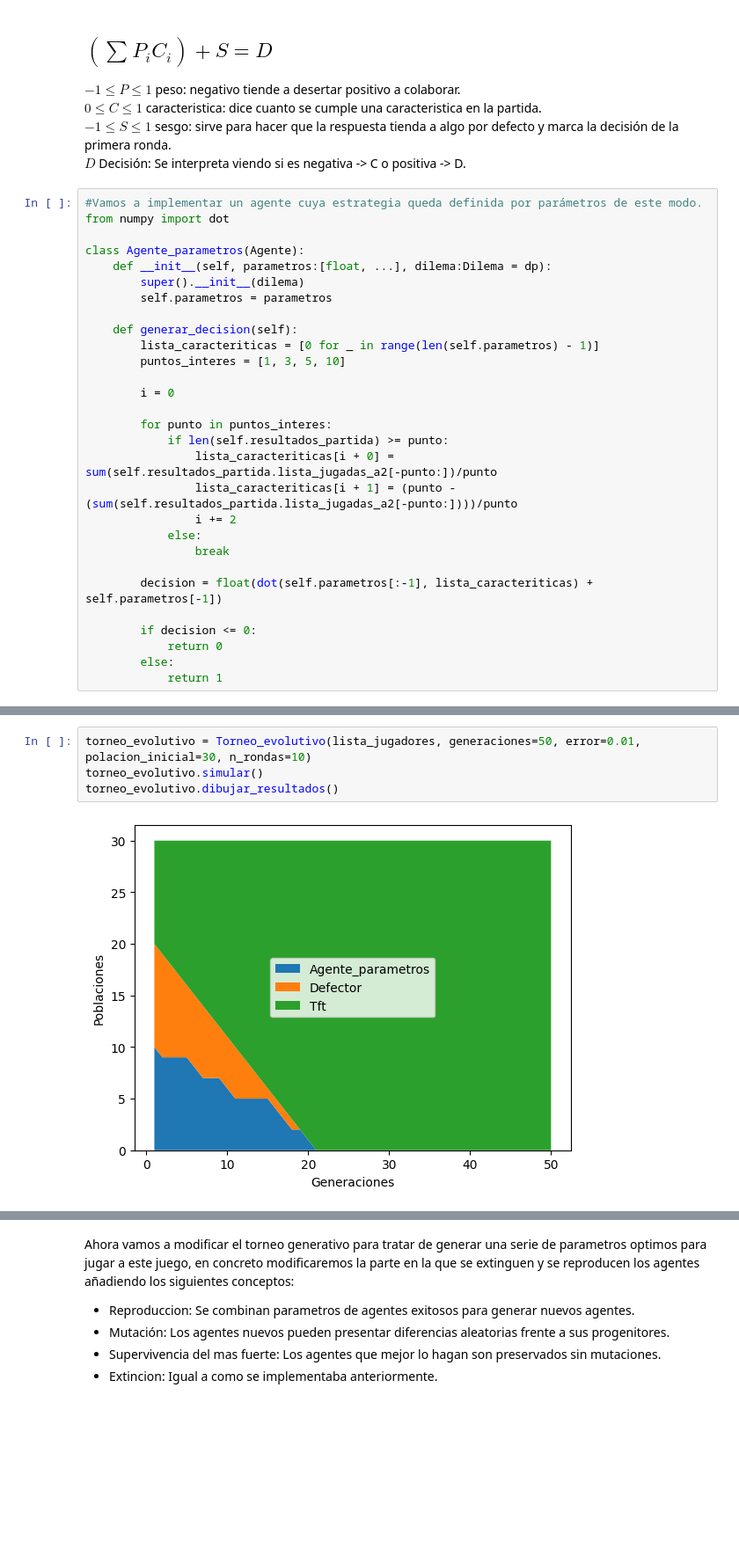
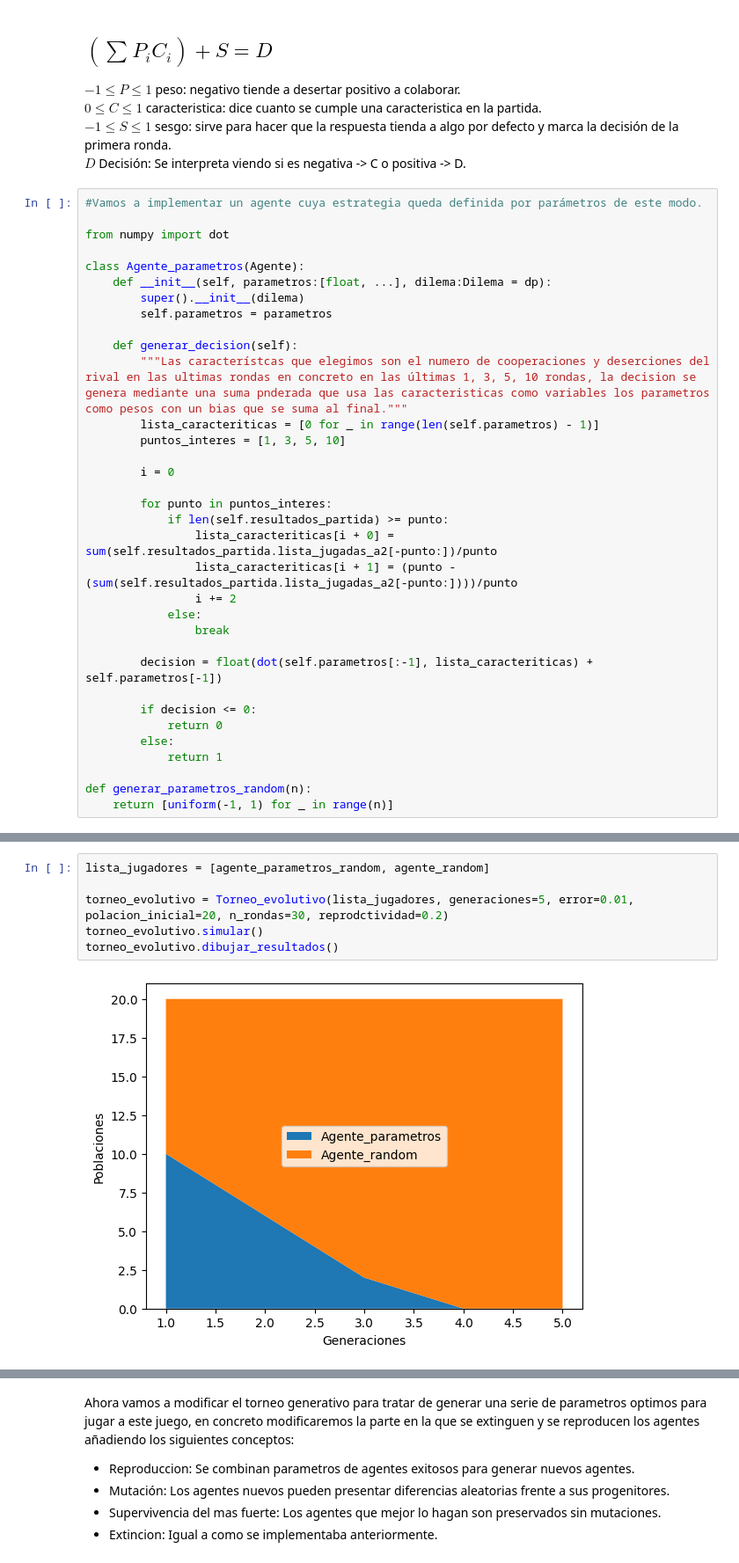
Before and after one commit to iocolopus/practica_1_aln, a Jupyter notebook: dpi/Razonamiento_etrategia.ipynb, the cells around one changed output, grey strips where cells are left out. Shown at 88% size. Drawn from its saved outputs; the diff is of its cells as text; blank space fills up the shorter version.

```diff
--- a/dpi/Razonamiento_etrategia.ipynb
+++ b/dpi/Razonamiento_etrategia.ipynb
@@ -29,6 +51,7 @@ $ -1 \le  S \le 1 $  sesgo: sirve para hacer que la respuesta tienda a algo por
 $ D $ Decisión: Se interpreta viendo si es negativa -> C o positiva -> D.
 # %%
 #Vamos a implementar un agente cuya estrategia queda definida por parámetros de este modo.
+
 from numpy import dot
 
 class Agente_parametros(Agente):
@@ -37,6 +60,7 @@ class Agente_parametros(Agente):
         self.parametros = parametros
 
     def generar_decision(self):
+        """Las característcas que elegimos son el numero de cooperaciones y deserciones del rival en las ultimas rondas en concreto en las últimas 1, 3, 5, 10 rondas, la decision se genera mediante una suma pnderada que usa las caracteristicas como variables los parametros como pesos con un bias que se suma al final."""
         lista_caracteriticas = [0 for _ in range(len(self.parametros) - 1)]
         puntos_interes = [1, 3, 5, 10]
 
@@ -56,3 +80,6 @@ class Agente_parametros(Agente):
             return 0
         else:
             return 1
+
+def generar_parametros_random(n):
+    return [uniform(-1, 1) for _ in range(n)]
@@ -92,7 +112,9 @@ Total: 39 | -13
 # %%
-torneo_evolutivo = Torneo_evolutivo(lista_jugadores, generaciones=50, error=0.01, polacion_inicial=30, n_rondas=10)
+lista_jugadores = [agente_parametros_random, agente_random]
+
+torneo_evolutivo = Torneo_evolutivo(lista_jugadores, generaciones=5, error=0.01, polacion_inicial=20, n_rondas=30, reprodctividad=0.2)
 torneo_evolutivo.simular()
 torneo_evolutivo.dibujar_resultados()
 # %% [output]
-[figure, old version]
+[figure, new version]
 # %% [markdown]
```
Also changed, not shown: parts of 40 cells of this notebook, 8 other files.
